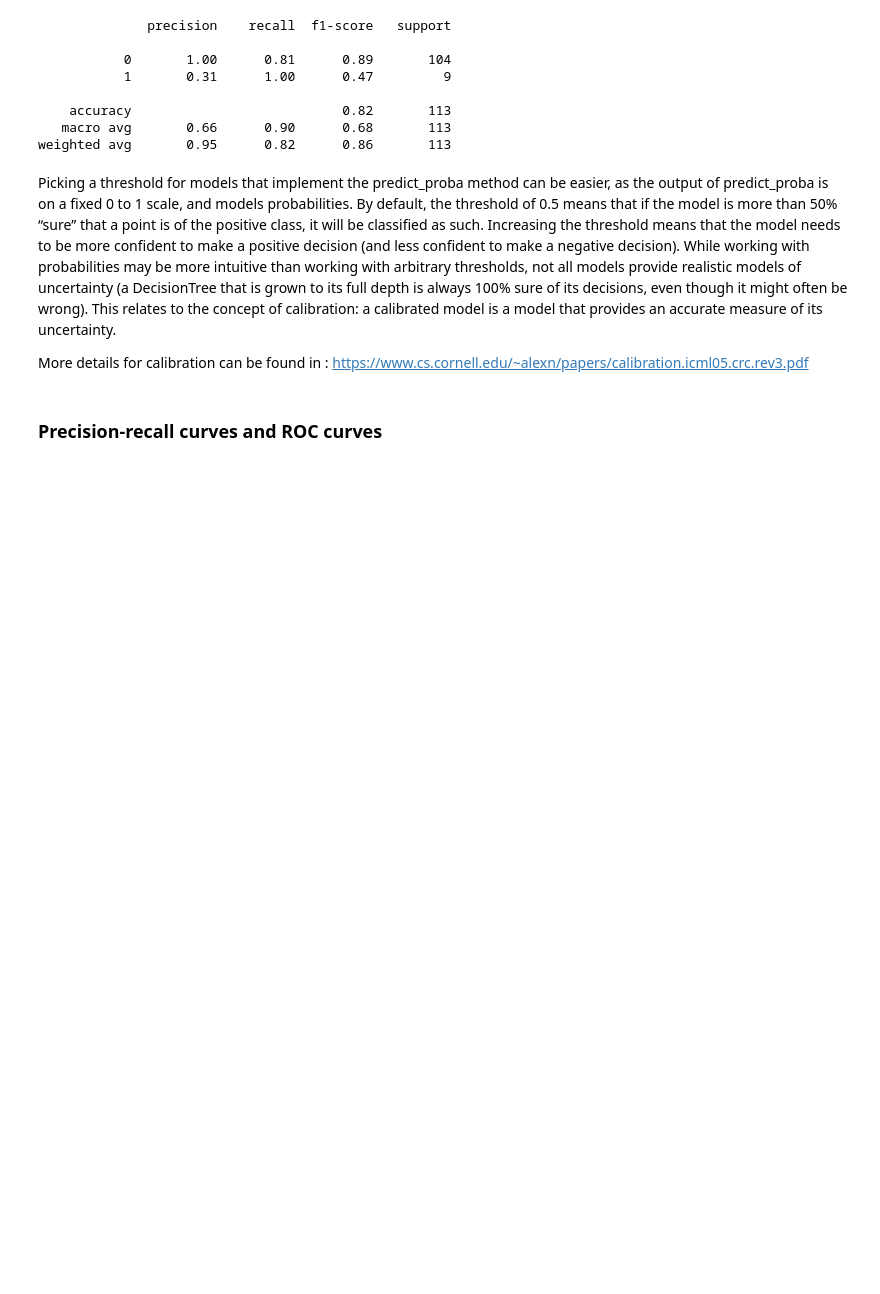
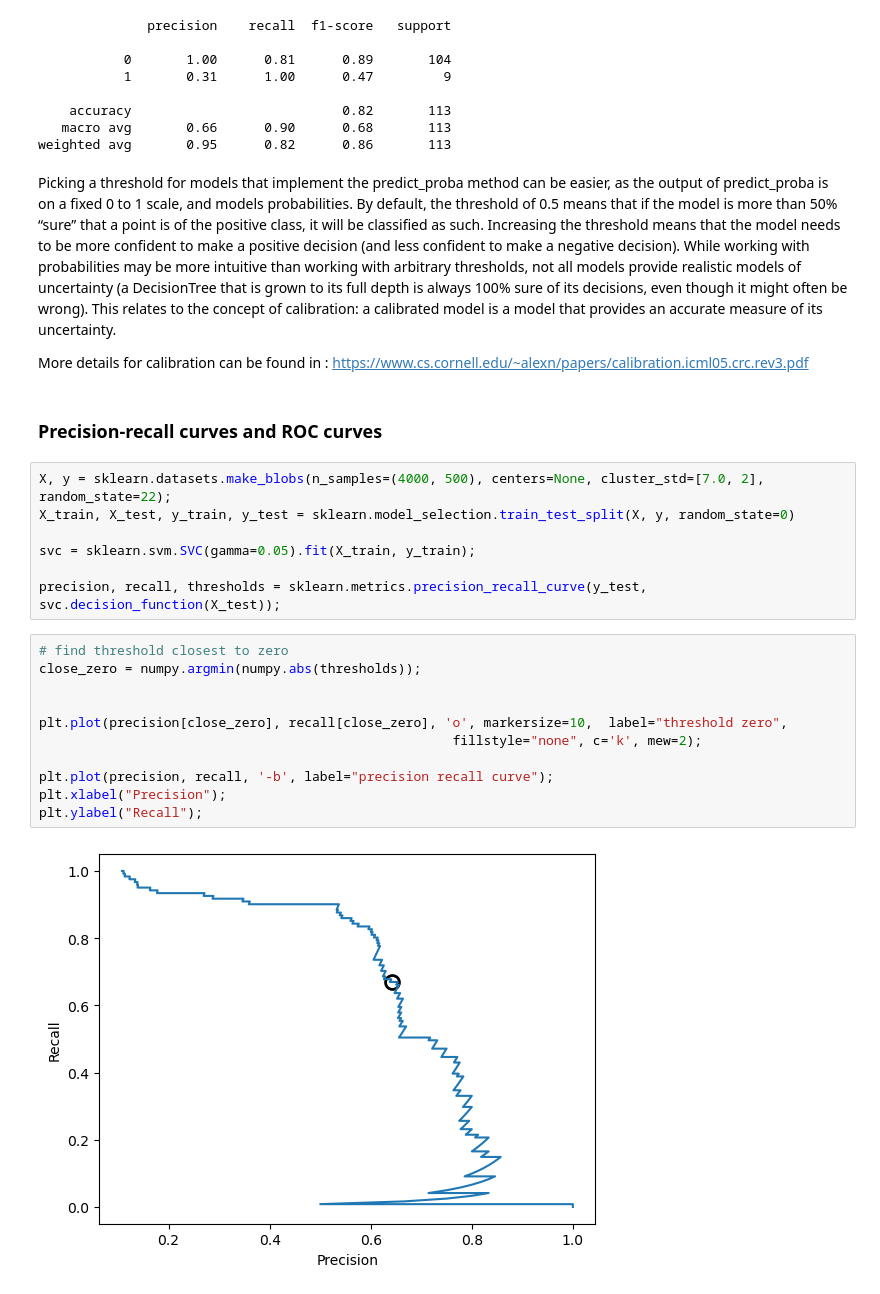
Before and after one commit to WilcoJohn/Progress-ML, a Jupyter notebook: CHP5-ModelEvaluation&Improvement/5.3EvaluationMetrics&Scoring.ipynb, the cells around one changed output. Cells and saved outputs as stored; diff of their text form; blank space fills up the shorter version.

```diff
--- a/CHP5-ModelEvaluation&Improvement/5.3EvaluationMetrics&Scoring.ipynb
+++ b/CHP5-ModelEvaluation&Improvement/5.3EvaluationMetrics&Scoring.ipynb
@@ -267,3 +267,23 @@ Picking a threshold for models that implement the predict_proba method can be ea
 More details for calibration can be found in : https://www.cs.cornell.edu/~alexn/papers/calibration.icml05.crc.rev3.pdf
 # %% [markdown]
 ### Precision-recall curves and ROC curves
+# %%
+X, y = sklearn.datasets.make_blobs(n_samples=(4000, 500), centers=None, cluster_std=[7.0, 2], random_state=22);
+X_train, X_test, y_train, y_test = sklearn.model_selection.train_test_split(X, y, random_state=0)
+
+svc = sklearn.svm.SVC(gamma=0.05).fit(X_train, y_train);
+
+precision, recall, thresholds = sklearn.metrics.precision_recall_curve(y_test, svc.decision_function(X_test));
+# %%
+# find threshold closest to zero
+close_zero = numpy.argmin(numpy.abs(thresholds));
+
+
+plt.plot(precision[close_zero], recall[close_zero], 'o', markersize=10,  label="threshold zero",
+                                                     fillstyle="none", c='k', mew=2);
+
+plt.plot(precision, recall, '-b', label="precision recall curve");
+plt.xlabel("Precision");
+plt.ylabel("Recall");
+# %% [output]
+[figure, added]
```
